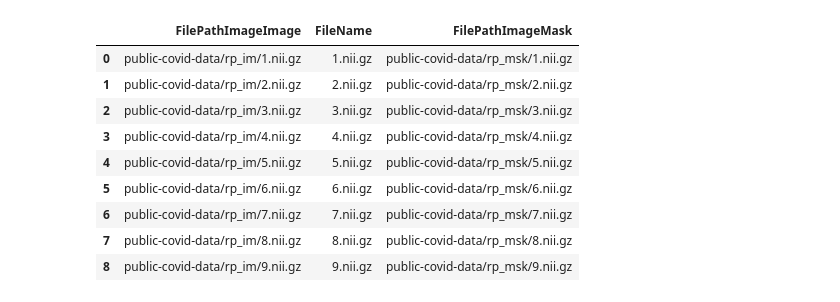
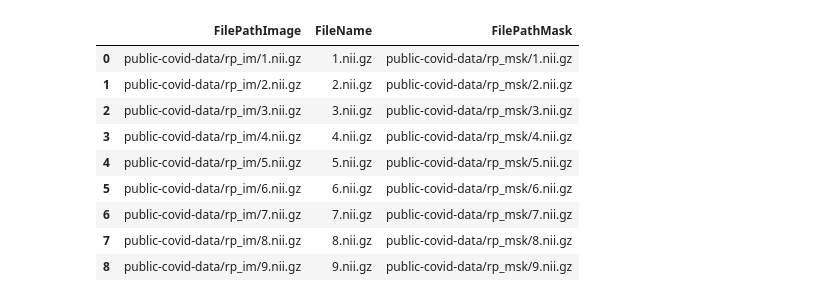
Before and after one commit to keisuke-yoshida4/Python_datascience, a Jupyter notebook: 演習CTVisualization.ipynb, the cells around one changed output. Saved outputs shown, nothing was run; the diff lists cells and outputs as text; code cells hidden in the pictures.

```diff
--- a/演習CTVisualization.ipynb
+++ b/演習CTVisualization.ipynb
@@ -46,8 +14,8 @@ def get_df_all(base_path='public-covid-data'):
 # %%
-df = get_df_all()
+df = ctvis.get_df_all()
 df
 # %% [output]
-|  | FilePathImageImage | FileName | FilePathImageMask |
+|  | FilePathImage | FileName | FilePathMask |
 | 0 | public-covid-data/rp_im/1.nii.gz | 1.nii.gz | public-covid-data/rp_msk/1.nii.gz |
 | 1 | public-covid-data/rp_im/2.nii.gz | 2.nii.gz | public-covid-data/rp_msk/2.nii.gz |
 | 2 | public-covid-data/rp_im/3.nii.gz | 3.nii.gz | public-covid-data/rp_msk/3.nii.gz |
```
Also changed, not shown: parts of 11 cells of this notebook, 1 other file.
